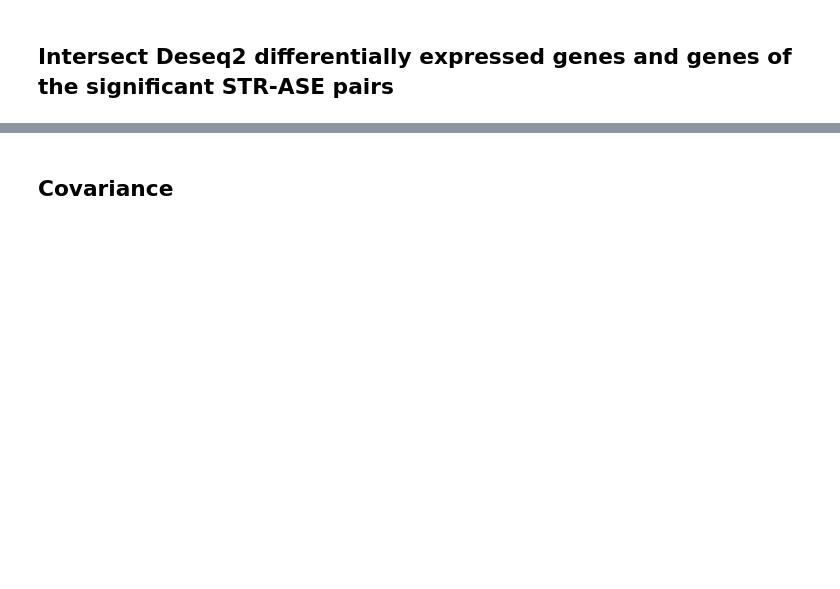
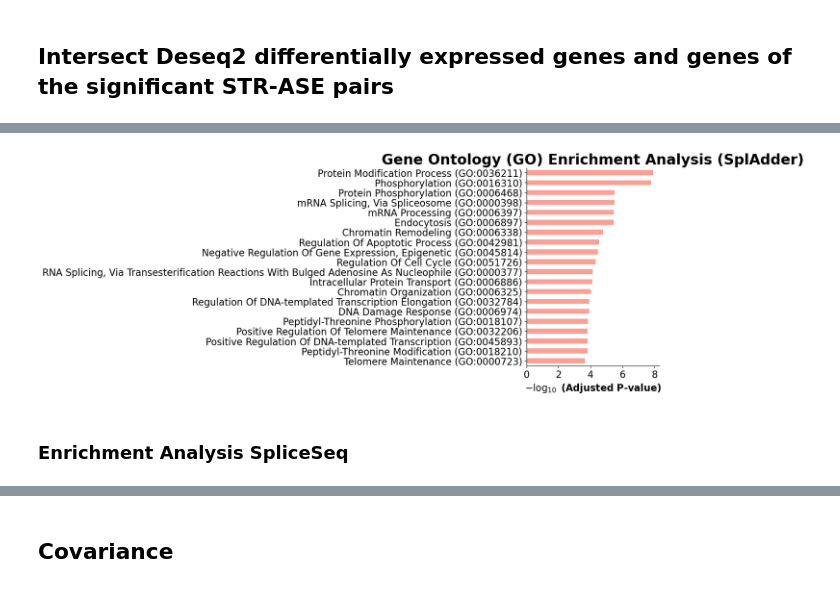
Before and after one commit to rabiaayyche/str_crc, a Jupyter notebook: src/str_ase.ipynb, the cells around one changed output, grey strips where cells are left out. Saved outputs shown, nothing was run; the diff lists cells and outputs as text; code cells hidden in the pictures; blank space fills up the shorter version.

```diff
--- a/src/str_ase.ipynb
+++ b/src/str_ase.ipynb
@@ -641,7 +649,11 @@ plt.show()
 # %%
-enr_spladder = gp.enrichr(gene_list=list(df_str_ase_spladder[df_str_ase_spladder['adjusted_p_value'] < 0.05]['gene_name'].unique()), gene_sets='GO_Biological_Process_2023', outdir='enrich/enrichr_go_spladder')
-gp.barplot(enr_spladder.res2d, title='Gene Ontology (GO) Enrichment Analysis (SplAdder)', top_term=20)
+go_spladder = gp.enrichr(gene_list=list(df_str_ase_spladder[df_str_ase_spladder['adjusted_p_value'] < 0.05]['gene_name'].unique()), gene_sets='GO_Biological_Process_2023', outdir='enrich/enrichr_go_spladder')
+gp.barplot(go_spladder.res2d, title='Gene Ontology (GO) Enrichment Analysis (SplAdder)', top_term=20)
 plt.show()
+# %% [output]
+[figure, added]
+# %% [markdown]
+### Enrichment Analysis SpliceSeq
 # %%
 # GO_Biological_Process_2023
 # KEGG_2021_Human
```
Also changed, not shown: parts of 58 cells of this notebook.
